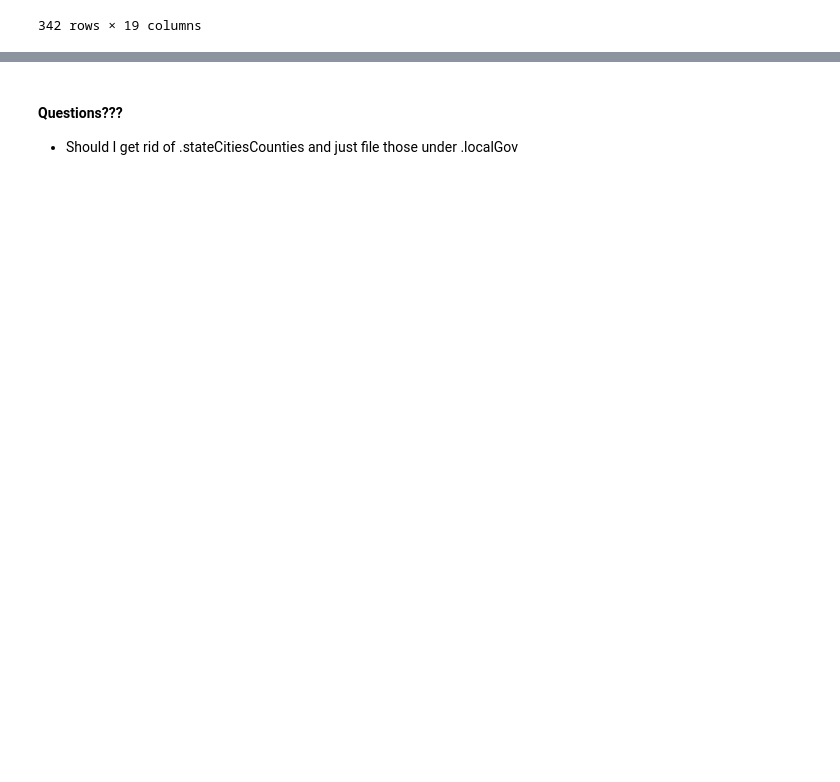
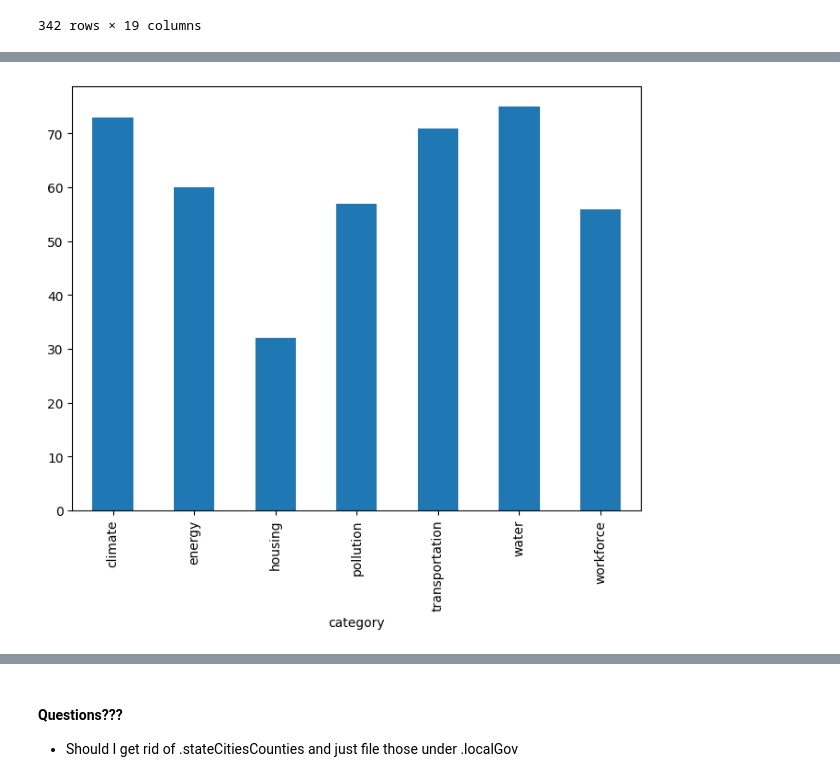
Before and after one commit to osiau/CEED, a Jupyter notebook: parse.ipynb, the cells around one changed output, grey strips where cells are left out. Drawn from its saved outputs; the diff is of its cells as text; code cells hidden in the pictures; blank space fills up the shorter version.

Commit message:
start on NLP multiclass text classification

```diff
--- a/parse.ipynb
+++ b/parse.ipynb
@@ -185,0 +187,10 @@ pdfDT
+# %%
+#NLP Topic Classfication - automatically analyze text and then assign a set of predefined tags or categories based on its context
+# Going to start with importing example classification data from 'A Just Climate' db and preprocessing/cleaning original url: https://docs.google.com/spreadsheets/d/1rUi4ZM8Zvo_hwnh8tSbH1QgurEWUr-u73gtXTINBs7I/edit#gid=781618991
+SHEET_ID = '1rUi4ZM8Zvo_hwnh8tSbH1QgurEWUr-u73gtXTINBs7I'
+SHEET_GID = '781618991'
+
+url = f'https://docs.google.com/spreadsheets/d/{SHEET_ID}/export?format=csv&gid={SHEET_GID}' #SHEET_NAME did not work
+ajcRaw = pd.read_csv(url)
+
+ajcRaw.head()
@@ -185,0 +204,17 @@ pdfDT
+# %%
+#Preprocessing & Cleaning
+
+ajcDf = ajcRaw[['category', 'description']] #only choose necessary columns category and description
+ajcDf['category'] = ajcDf['category'].str.strip()
+ajcDf = ajcDf[(ajcDf['description'].notnull()) & (ajcDf['description'] != 'TBD') & (ajcDf['category'].notna())] #only include rows that have a value in the description column and don't have TBD as a description
+
+ajcDf = ajcDf[(ajcDf['category'] != 'transportation workforce')] #EXCLUDE FOR NOW BUT FIGURE OUT HOW TO SEPARATE LATER
+
+le = preprocessing.LabelEncoder() #create label encoder instance
+#MAY BE NECESSARY TO USE ONE HOT ENCODER INSTEAD because as it stands these labels are ranked not categorical so 'the average of climate and workforce could be transportation' but try both to see!
+
+ajcDf['label'] = le.fit_transform(ajcDf['category']) #use fit_transform to label and create new column with label --- could also use onehotencoder but since the result is binary(0&1) but eliminates ordinality
+
+catToLab = dict(zip(sorted(set(ajcDf['category'])), sorted(set(ajcDf['label'])))) #create a dictionary of category keys and corresponding label values
+print(catToLab)
+ajcDf
@@ -185,0 +241,8 @@ pdfDT
+# %%
+#Explore the cleaned data to see how it's distributed, data is slightly skewed but in our case "it is desirable to have a classifier that gives high prediction accruacy over the majority class, while maintaining reasonable accuracy for the minority classes" so we will leave data as is
+import matplotlib.pyplot as plt
+fig = plt.figure(figsize=(8,6))
+ajcDf.groupby('category').description.count().plot.bar(ylim=0)
+plt.show()
+# %% [output]
+[figure, added]
```
Also changed, not shown: parts of 9 cells of this notebook.
